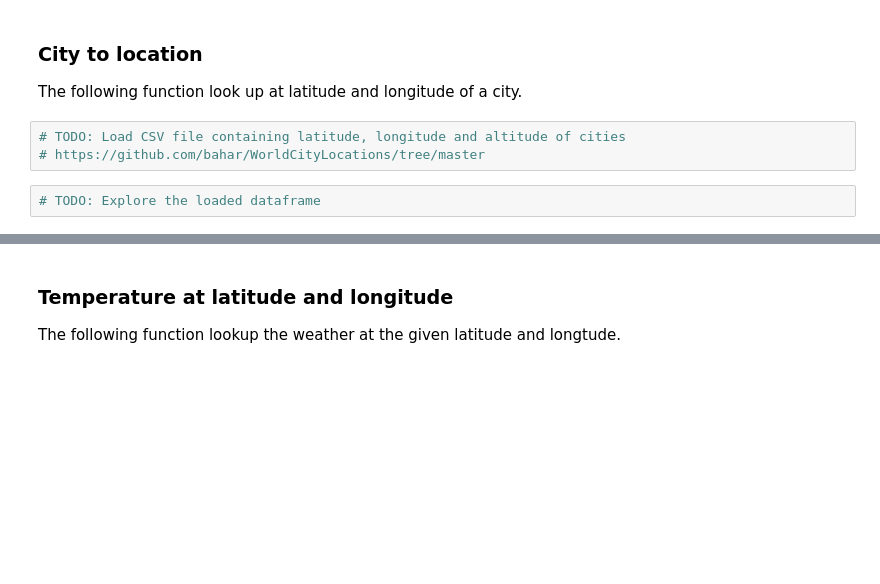
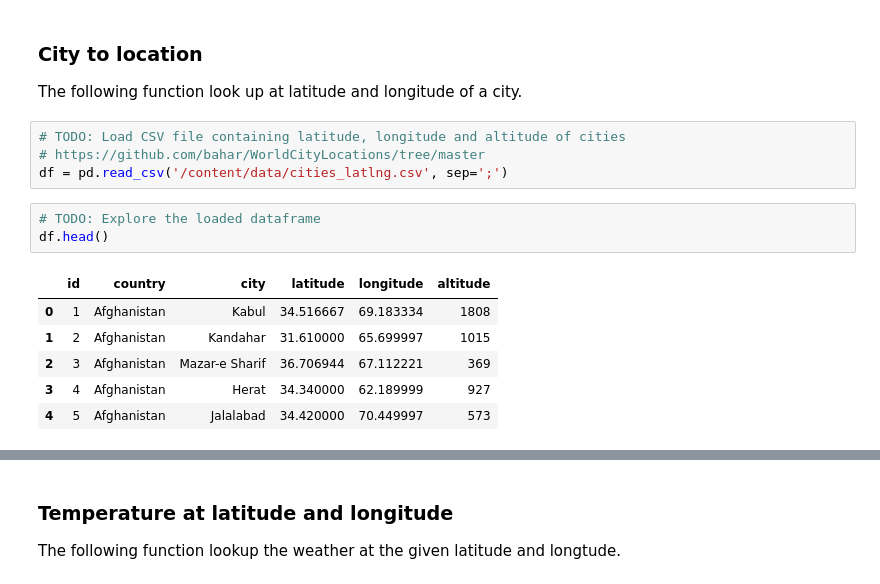
Before and after one commit to chukmunnlee/ellm-2026-oct12, a Jupyter notebook: day04/chuk_day04-tools-blank.ipynb, the cells around one changed output, grey strips where cells are left out. Cells and saved outputs as stored; diff of their text form; blank space fills up the shorter version.

```diff
--- a/day04/chuk_day04-tools-blank.ipynb
+++ b/day04/chuk_day04-tools-blank.ipynb
@@ -23,8 +43,17 @@ The following function look up at latitude and longitude of a city.
 # %%
 # TODO: Load CSV file containing latitude, longitude and altitude of cities
 # https://github.com/bahar/WorldCityLocations/tree/master
+df = pd.read_csv('/content/data/cities_latlng.csv', sep=';')
 # %%
 # TODO: Explore the loaded dataframe
+df.head()
+# %% [output]
+|  | id | country | city | latitude | longitude | altitude |
+| 0 | 1 | Afghanistan | Kabul | 34.516667 | 69.183334 | 1808 |
+| 1 | 2 | Afghanistan | Kandahar | 31.610000 | 65.699997 | 1015 |
+| 2 | 3 | Afghanistan | Mazar-e Sharif | 36.706944 | 67.112221 | 369 |
+| 3 | 4 | Afghanistan | Herat | 34.340000 | 62.189999 | 927 |
+| 4 | 5 | Afghanistan | Jalalabad | 34.420000 | 70.449997 | 573 |
 # %%
 # TODO: Add tool description
 
```
Also changed, not shown: parts of 10 cells of this notebook, 2 other files.
